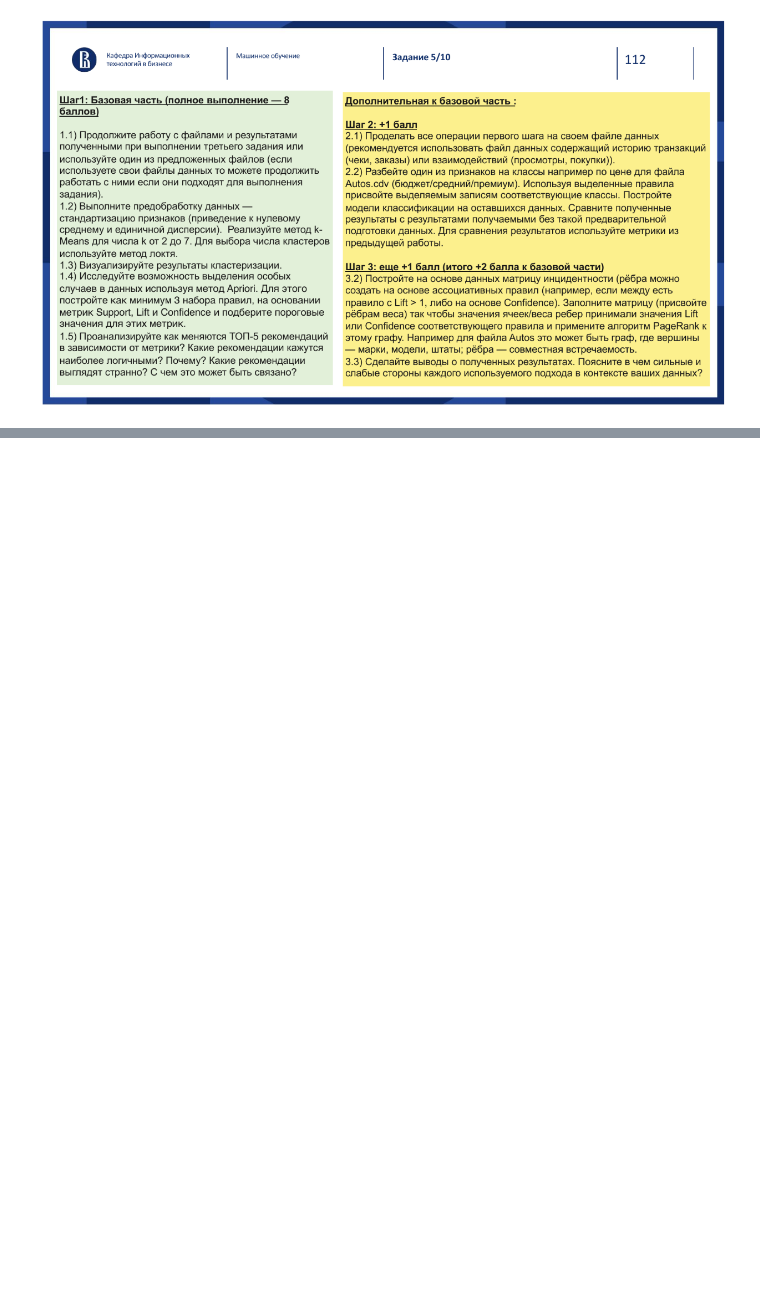
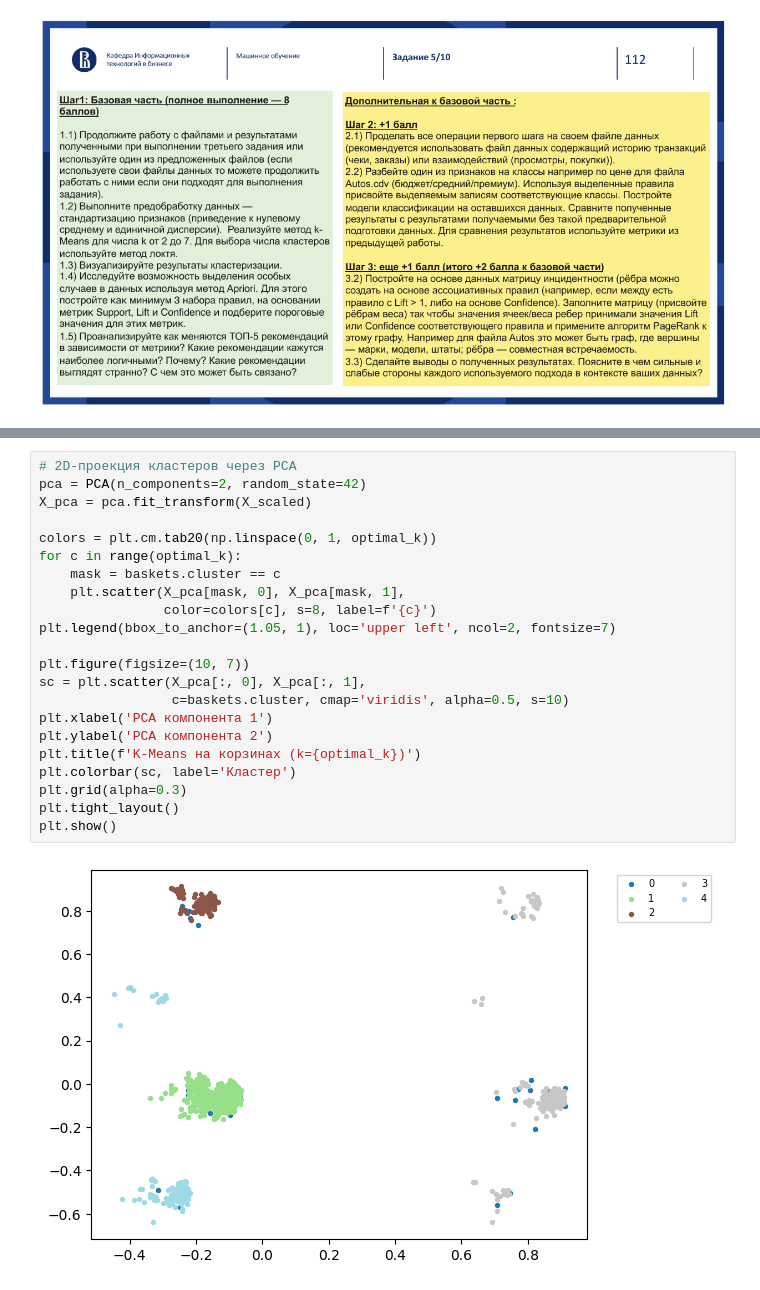
Before and after one commit to Poruch/Data_analysis_with_Python, a Jupyter notebook: Задание_5_Мальшаков_АА_РИС24-3.ipynb, the cells around one changed output, grey strips where cells are left out. Saved outputs shown, nothing was run; the diff lists cells and outputs as text; blank space fills up the shorter version.

```diff
--- a/Задание_5_Мальшаков_АА_РИС24-3.ipynb
+++ b/Задание_5_Мальшаков_АА_РИС24-3.ipynb
@@ -2,0 +167,24 @@
+# %%
+# 2D-проекция кластеров через PCA
+pca = PCA(n_components=2, random_state=42)
+X_pca = pca.fit_transform(X_scaled)
+
+colors = plt.cm.tab20(np.linspace(0, 1, optimal_k))
+for c in range(optimal_k):
+    mask = baskets.cluster == c
+    plt.scatter(X_pca[mask, 0], X_pca[mask, 1],
+                color=colors[c], s=8, label=f'{c}')
+plt.legend(bbox_to_anchor=(1.05, 1), loc='upper left', ncol=2, fontsize=7)
+
+plt.figure(figsize=(10, 7))
+sc = plt.scatter(X_pca[:, 0], X_pca[:, 1],
+                 c=baskets.cluster, cmap='viridis', alpha=0.5, s=10)
+plt.xlabel('PCA компонента 1')
+plt.ylabel('PCA компонента 2')
+plt.title(f'K-Means на корзинах (k={optimal_k})')
+plt.colorbar(sc, label='Кластер')
+plt.grid(alpha=0.3)
+plt.tight_layout()
+plt.show()
+# %% [output]
+[figure, added]
```
Also changed, not shown: parts of 9 cells of this notebook, 3 other files.
